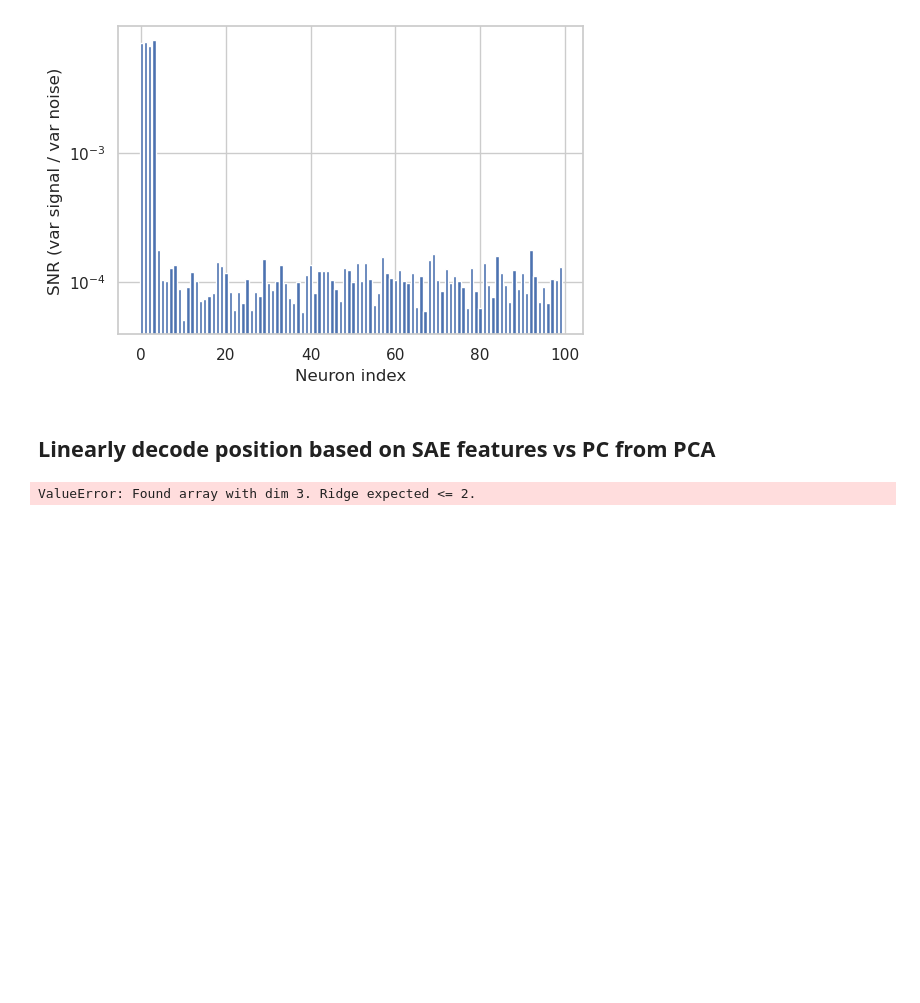
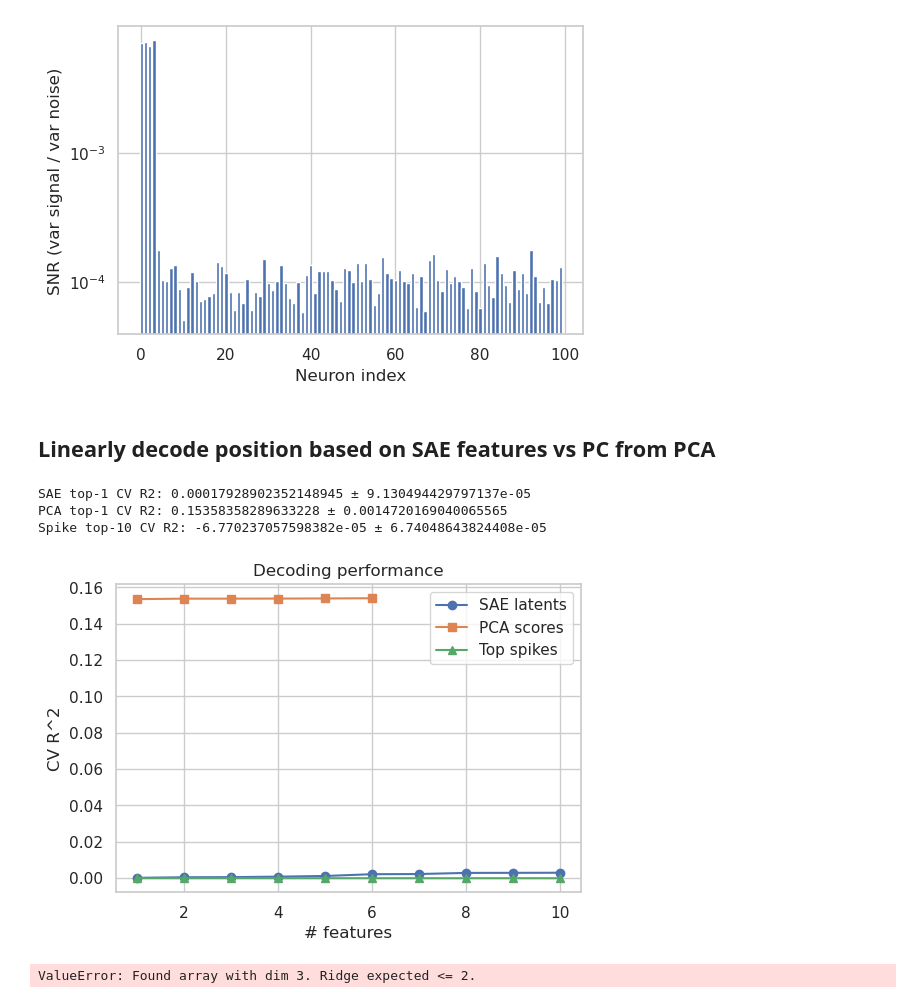
Before and after one commit to jkbhagatio/nldisco, a Jupyter notebook: notebooks/mini_msae_place_cells.ipynb, the cells around one changed output. Saved outputs shown, nothing was run; the diff lists cells and outputs as text; code cells hidden in the pictures; blank space fills up the shorter version.

```diff
--- a/notebooks/mini_msae_place_cells.ipynb
+++ b/notebooks/mini_msae_place_cells.ipynb
@@ -764,11 +764,12 @@ def shuffle_baseline(X_features, pos, n_shuffles=50, n_splits=5):
 # Example usage:
 # ---------------------------
 # Compute results (choose maxK to compare up to)
-Z = np.load("sae_latents_Z.npy")
+Z_out = np.load("sae_latents_Z.npy")
 pcs =  res['pcs']
-results = decode_vs_features(Z, pos, spike_cts=spike_cts if 'spike_cts' in globals() else None,
+results = decode_vs_features(Z_out, pos, spike_cts=spike_cts if 'spike_cts' in globals() else None,
                              pcs=pcs if 'pcs' in globals() else None, maxK=10, n_splits=5)
 
+Z = Z_out[0]
 # Shuffle baseline for SAE top-K=1
 sae_top1 = Z[:, :1]
 #shuffle_mean, shuffle_std = shuffle_baseline(sae_top1, pos, n_shuffles=100, n_splits=5)
@@ -790,31 +791,35 @@ if 'spikes' in results: plt.plot(results['spikes']['Ks'], results['spikes']['r2'
 #plt.axhline(shuffle_mean, color='k', linestyle='--', alpha=0.5, label='shuffle mean')
 #plt.fill_between(results['sae']['Ks'], shuffle_mean-shuffle_std, shuffle_mean+shuffle_std, color='k', alpha=0.1)
 plt.xlabel("# features"); plt.ylabel("CV R^2"); plt.legend(); plt.title("Decoding performance")
 plt.show()
 
 # 2) Example true vs predicted trajectory (use all latents)
 kf = KFold(n_splits=5, shuffle=True, random_state=0)
 train_idx, test_idx = next(kf.split(Z))
 clf = Ridge(alpha=1.0).fit(Z[train_idx], pos[train_idx])
 pos_hat = clf.predict(Z[test_idx])
 plt.figure(figsize=(10,3))
 plt.plot(pos[test_idx], label='true', lw=1)
 plt.plot(pos_hat, label='predicted', lw=1)
 plt.legend(); plt.xlabel("time bin (test split)"); plt.ylabel("position"); plt.title("True vs predicted (example)")
 plt.show()
 
 # 3) Error histogram
 err = pos[test_idx] - pos_hat
 plt.figure(figsize=(4,3))
 plt.hist(err, bins=50)
 plt.xlabel("error (true - pred)"); plt.title("Error histogram (test split)")
 plt.show()
 
 # ---------------------------
 # Interpretation suggestions:
 # ---------------------------
 # - If SAE top-1 (or top few) achieves CV R^2 substantially above shuffle and comparable or better than PCA with same dims, this is strong evidence the SAE captured positional latent(s).
 # - Report mean ± std across CV folds and across training seeds if possible.
 # - Show example true vs predicted traces (short time window) and the latent ratemap alongside to visually confirm the mapping.
 # %% [output]
-ValueError: Found array with dim 3. Ridge expected <= 2.
+SAE top-1 CV R2: 0.00017928902352148945 ± 9.130494429797137e-05
+PCA top-1 CV R2: 0.15358358289633228 ± 0.0014720169040065565
+Spike top-10 CV R2: -6.770237057598382e-05 ± 6.74048643824408e-05
+[figure, added]
+ValueError: Found array with dim 3. Ridge expected <= 2.
```
